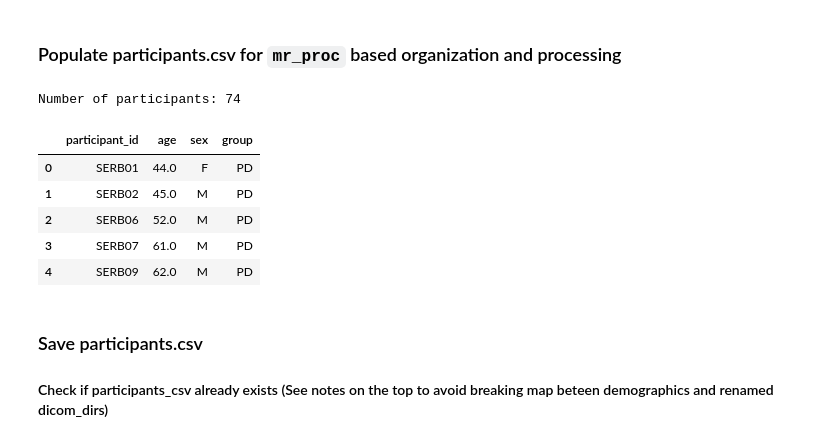
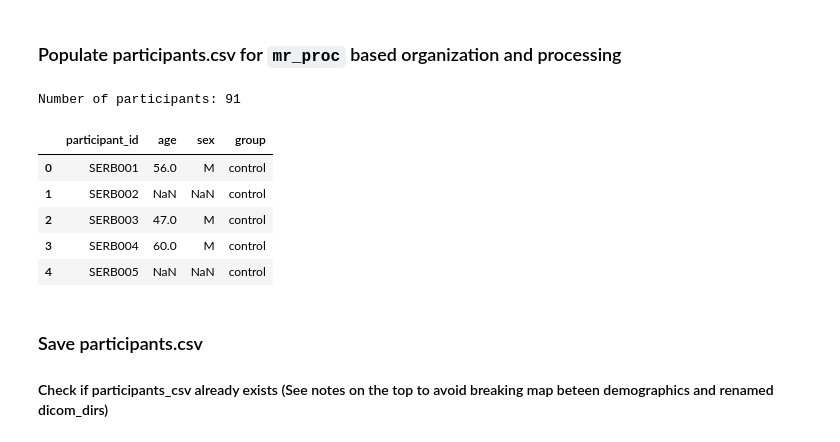
Before and after one commit to nipoppy/nipoppy, a Jupyter notebook: workflow/dicom_org/1_participant_naming.ipynb, the cells around one changed output. Cells and saved outputs as stored; diff of their text form; code cells hidden in the pictures.

```diff
--- a/workflow/dicom_org/1_participant_naming.ipynb
+++ b/workflow/dicom_org/1_participant_naming.ipynb
@@ -73,0 +173,8 @@ Number of participants in demographics file after duplicate removal: 99
+# %%
+dicom_demo_avail_df = pd.merge(raw_dicom_df, demo_df, on=["UHID"], how="left")
+
+n_participants = len(dicom_demo_avail_df)
+
+print(f"Available participants after dicom+demo merge: {n_participants}")
+
+dicom_demo_avail_df.head()
@@ -77,13 +192,14 @@ Number of participants in demographics file after duplicate removal: 99
 ### Subsequently just add rows directly to the CSVs: `uhid_dicom_map_file` and `participants_csv`.
 # %%
 ds_prefix = "SERB"
-n_participants_len = len(str(n_participants))
+
+n_participants_len = np.max([3,len(str(n_participants))])
 participant_ids = np.arange(1, n_participants+1)
 participant_ids_str = [ds_prefix + str(idx).zfill(n_participants_len) for idx in participant_ids]
 
 print(f"Creating {len(participant_ids)} new participant ids")
 
-demo_df["participant_id"] = participant_ids_str
+dicom_demo_avail_df["participant_id"] = participant_ids_str
 
-demo_df.head()
+dicom_demo_avail_df.head()
 # %% [output]
@@ -221,22 +258,22 @@ Saving uhid_dicom_map here: /home/nimhans/projects/data/PD_SERB/scratch/uhid_dic
 # %%
 participant_df = pd.DataFrame(columns=["participant_id","age","sex","group"])
 
-participant_df["participant_id"] = demo_dicom_avail_df["participant_id"]
-participant_df["age"] = demo_dicom_avail_df["Age"]
-participant_df["sex"] = demo_dicom_avail_df["Gender (0_F 1_M)"]
+participant_df["participant_id"] = dicom_demo_avail_df["participant_id"]
+participant_df["age"] = dicom_demo_avail_df["Age"]
+participant_df["sex"] = dicom_demo_avail_df["Gender (0_F 1_M)"]
 participant_df["sex"] = participant_df["sex"].replace({0:"F", 1:"M"})
-participant_df["group"] = demo_dicom_avail_df["group"]
+participant_df["group"] = dicom_demo_avail_df["group"]
 
 print(f"Number of participants: {len(participant_df)}")
 participant_df.head()
 # %% [output]
-Number of participants: 74
+Number of participants: 91
 |  | participant_id | age | sex | group |
-| 0 | SERB01 | 44.0 | F | PD |
-| 1 | SERB02 | 45.0 | M | PD |
-| 2 | SERB06 | 52.0 | M | PD |
-| 3 | SERB07 | 61.0 | M | PD |
-| 4 | SERB09 | 62.0 | M | PD |
+| 0 | SERB001 | 56.0 | M | control |
+| 1 | SERB002 | NaN | NaN | control |
+| 2 | SERB003 | 47.0 | M | control |
+| 3 | SERB004 | 60.0 | M | control |
+| 4 | SERB005 | NaN | NaN | control |
 # %% [markdown]
 ### Save participants.csv
 #### Check if participants_csv already exists (See notes on the top to avoid breaking map beteen demographics and renamed dicom_dirs)
```
Also changed, not shown: parts of 22 cells of this notebook, 4 other files.
